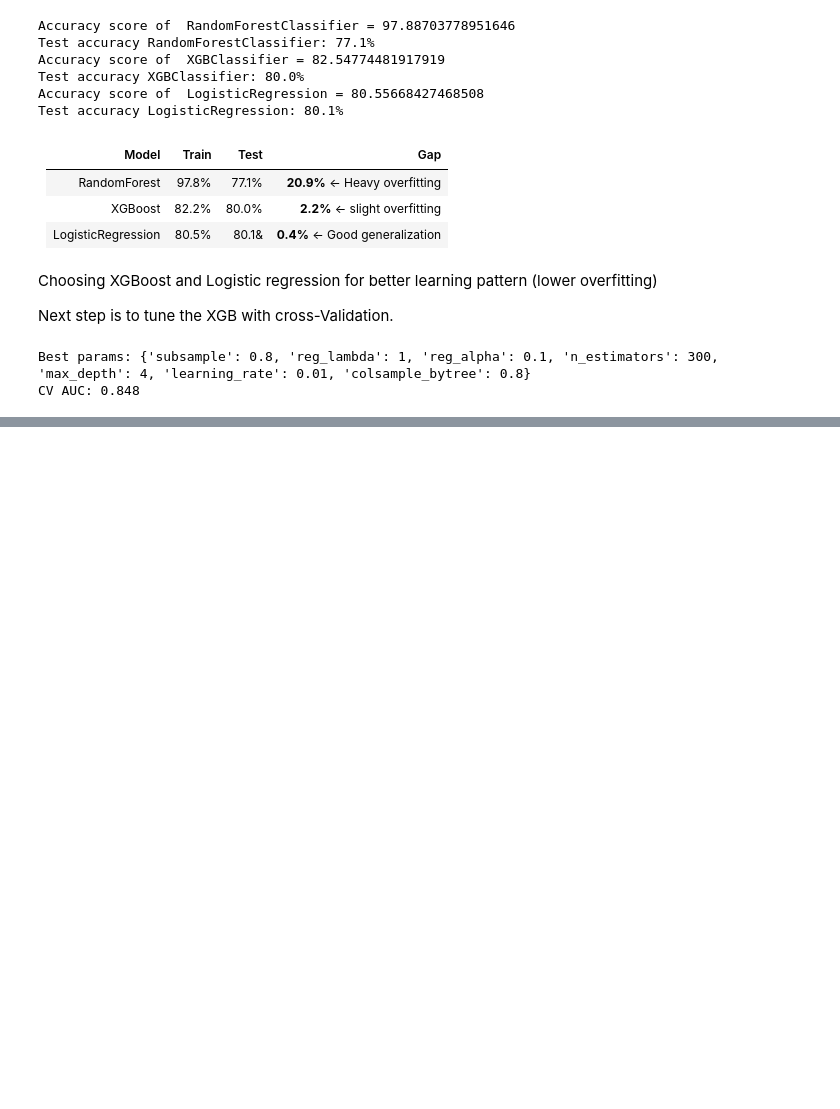
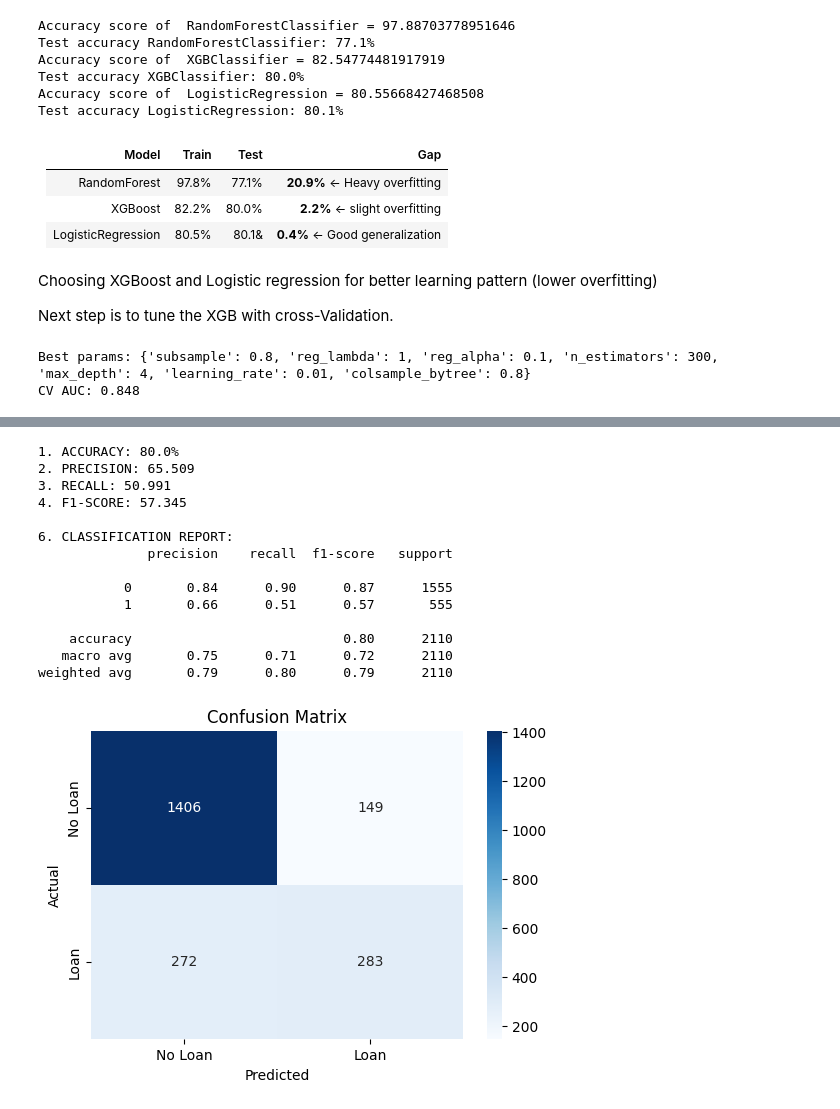
Before and after one commit to rezaDamansabz/Customer_Churn_Analysis_ML, a Jupyter notebook: Customer_Churn_prediction.ipynb, the cells around one changed output, grey strips where cells are left out. Drawn from its saved outputs; the diff is of its cells as text; code cells hidden in the pictures; blank space fills up the shorter version.

```diff
--- a/Customer_Churn_prediction.ipynb
+++ b/Customer_Churn_prediction.ipynb
@@ -541,0 +526,45 @@ Test acc:  80.2%
+# %%
+# A comprehensive evaluation of the XGBoost algorithm
+Y_pred = xgb.predict(X_test)  # Make sure X_test matches Y_test length
+# 1. Accuracy
+print("1. ACCURACY:", f"{100*accuracy_score(Y_test, Y_pred):.1f}%")
+
+# 2. Precision (of predicted positives, how many are actually positive)
+print("2. PRECISION:", f"{100*precision_score(Y_test, Y_pred):.3f}")
+
+# 3. Recall (of actual positives, how many did we catch)
+print("3. RECALL:", f"{100*recall_score(Y_test, Y_pred):.3f}")
+
+# 4. F1-Score (balance of precision & recall)
+print("4. F1-SCORE:", f"{100*f1_score(Y_test, Y_pred):.3f}")
+
+# 6. Detailed classification report
+print("\n6. CLASSIFICATION REPORT:")
+print(classification_report(Y_test, Y_pred))
+
+# 7. Confusion Matrix (visual)
+plt.figure(figsize=(6,4))
+cm = confusion_matrix(Y_test, Y_pred)
+sns.heatmap(cm, annot=True, fmt='d', cmap='Blues',
+            xticklabels=['No Loan', 'Loan'],
+            yticklabels=['No Loan', 'Loan'])
+plt.title('Confusion Matrix')
+plt.ylabel('Actual')
+plt.xlabel('Predicted')
+plt.show()
+# %% [output]
+1. ACCURACY: 80.0%
+2. PRECISION: 65.509
+3. RECALL: 50.991
+4. F1-SCORE: 57.345
+
+6. CLASSIFICATION REPORT:
+              precision    recall  f1-score   support
+
+           0       0.84      0.90      0.87      1555
+           1       0.66      0.51      0.57       555
+
+    accuracy                           0.80      2110
+   macro avg       0.75      0.71      0.72      2110
+weighted avg       0.79      0.80      0.79      2110
+[figure, added]
```
Also changed, not shown: parts of 5 cells of this notebook.
